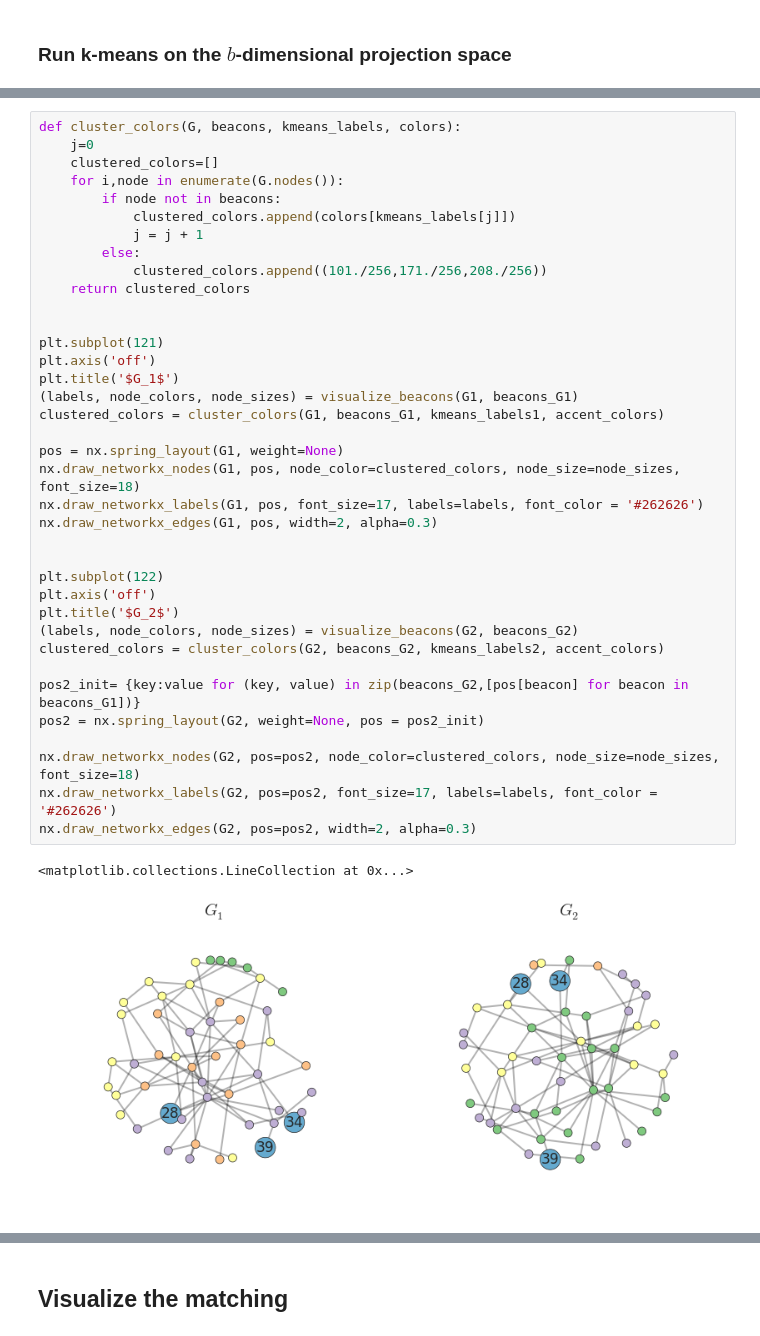
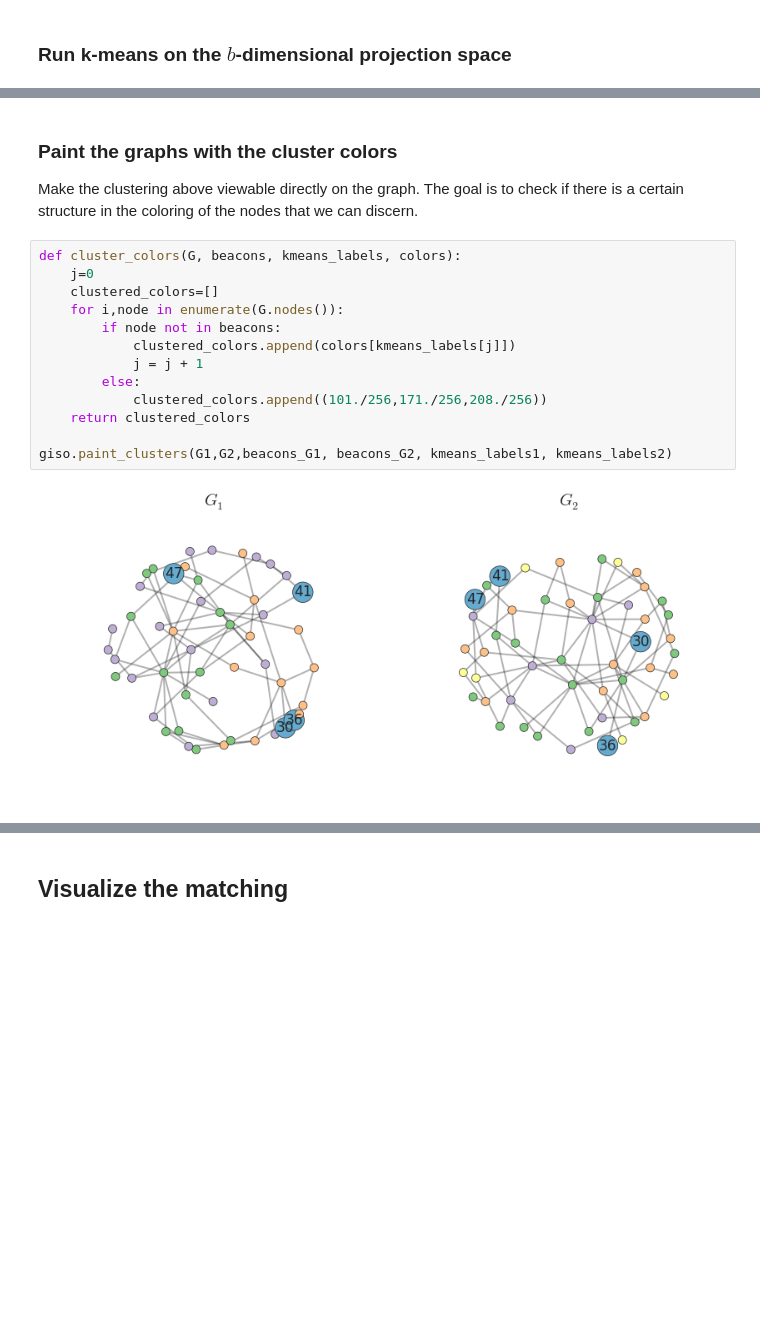
Before and after one commit to harrymvr/graph-isomorphism, a Jupyter notebook: graph-isomorphisms.ipynb, the cells around one changed output, grey strips where cells are left out. Cells and saved outputs as stored; diff of their text form; blank space fills up the shorter version.

```diff
--- a/graph-isomorphisms.ipynb
+++ b/graph-isomorphisms.ipynb
@@ -240,42 +172,20 @@ kmeans_labels2 = kmeans_plot(p2, coords2, ax2, n_clusters=4, marker='D')
-# %%
-def cluster_colors(G, beacons, kmeans_labels, colors):
-    j=0
-    clustered_colors=[]
-    for i,node in enumerate(G.nodes()):
-        if node not in beacons:
-            clustered_colors.append(colors[kmeans_labels[j]])
-            j = j + 1
-        else:
-            clustered_colors.append((101./256,171./256,208./256))
-    return clustered_colors
-
-
-plt.subplot(121)
-plt.axis('off')
-plt.title('$G_1$')
-(labels, node_colors, node_sizes) = visualize_beacons(G1, beacons_G1)
-clustered_colors = cluster_colors(G1, beacons_G1, kmeans_labels1, accent_colors)
-
-pos = nx.spring_layout(G1, weight=None)
-nx.draw_networkx_nodes(G1, pos, node_color=clustered_colors, node_size=node_sizes, font_size=18)
-nx.draw_networkx_labels(G1, pos, font_size=17, labels=labels, font_color = '#262626')
-nx.draw_networkx_edges(G1, pos, width=2, alpha=0.3)
-
-
-plt.subplot(122)
-plt.axis('off')
-plt.title('$G_2$')
-(labels, node_colors, node_sizes) = visualize_beacons(G2, beacons_G2)
-clustered_colors = cluster_colors(G2, beacons_G2, kmeans_labels2, accent_colors)
-
-pos2_init= {key:value for (key, value) in zip(beacons_G2,[pos[beacon] for beacon in beacons_G1])}
-pos2 = nx.spring_layout(G2, weight=None, pos = pos2_init)
-
-nx.draw_networkx_nodes(G2, pos=pos2, node_color=clustered_colors, node_size=node_sizes, font_size=18)
-nx.draw_networkx_labels(G2, pos=pos2, font_size=17, labels=labels, font_color = '#262626')
-nx.draw_networkx_edges(G2, pos=pos2, width=2, alpha=0.3)
-# %% [output]
-<matplotlib.collections.LineCollection at 0x...>
-[figure, removed]
+# %% [markdown]
+### Paint the graphs with the cluster colors
+Make the clustering above viewable directly on the graph. The goal is to check if there is a certain structure in the coloring of the nodes that we can discern.
+# %%
+def cluster_colors(G, beacons, kmeans_labels, colors):
+    j=0
+    clustered_colors=[]
+    for i,node in enumerate(G.nodes()):
+        if node not in beacons:
+            clustered_colors.append(colors[kmeans_labels[j]])
+            j = j + 1
+        else:
+            clustered_colors.append((101./256,171./256,208./256))
+    return clustered_colors
+
+giso.paint_clusters(G1,G2,beacons_G1, beacons_G2, kmeans_labels1, kmeans_labels2)
+# %% [output]
+[figure, added]
 # %% [markdown]
 ### Match nodes from $G_1$ to nodes in $G_2$ by finding the nearest neigbor
```
Also changed, not shown: parts of 49 cells of this notebook, 1 other file.
